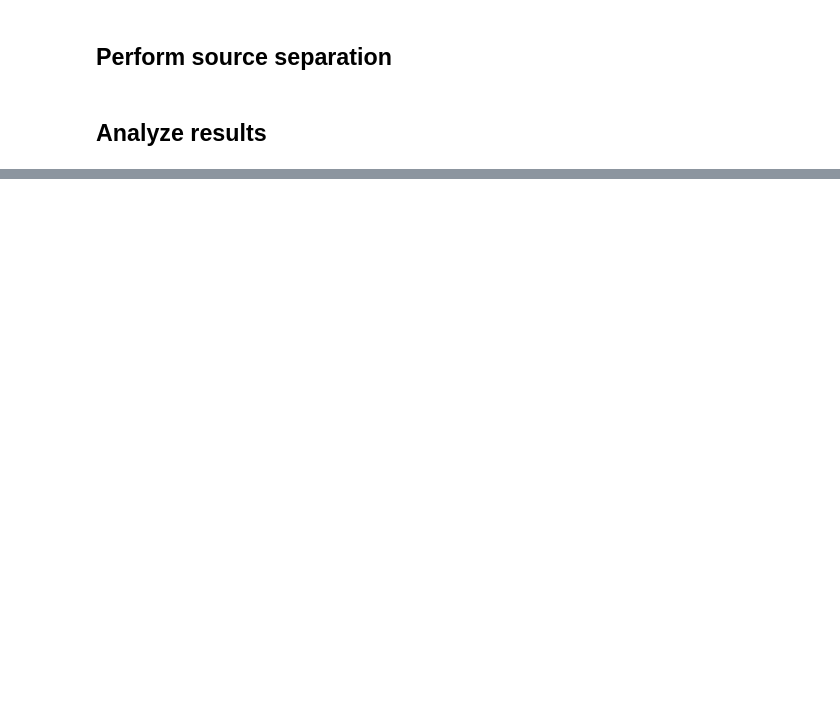
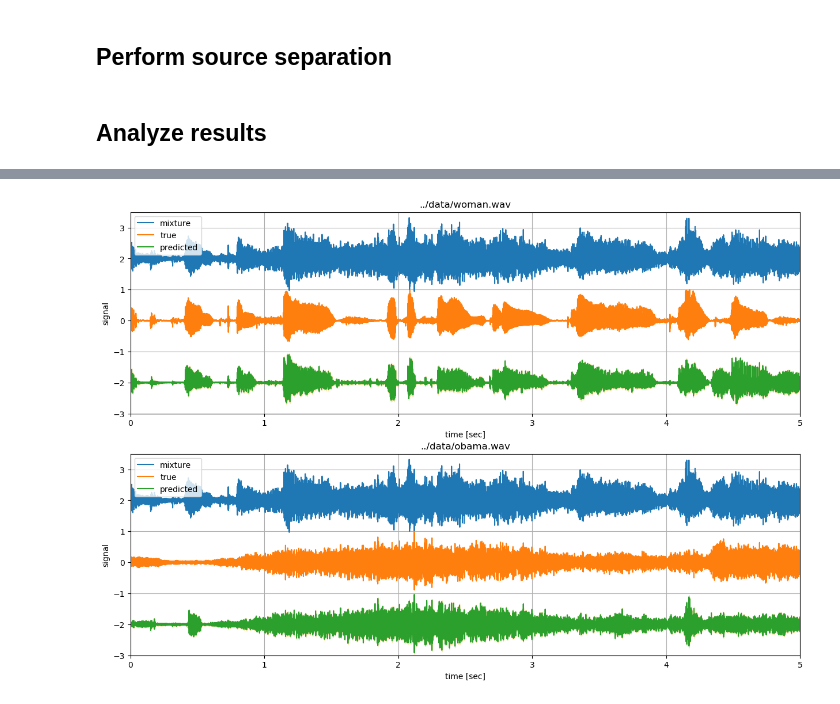
Before and after one commit to biaslab/SituatedSoundscaping, a Jupyter notebook: final/GSMM_modelling.ipynb, the cells around one changed output, grey strips where cells are left out. Saved outputs shown, nothing was run; the diff lists cells and outputs as text; code cells hidden in the pictures; blank space fills up the shorter version.

```diff
--- a/final/GSMM_modelling.ipynb
+++ b/final/GSMM_modelling.ipynb
@@ -651,3 +611,24 @@ plt.clim(-15,-3)
+# %%
+# create axes for subplots
+_, ax = plt.subplots(ncols=1, nrows=length(sound_files), figsize=(15, 5*(length(sound_files))))
+
+# loop through rows and fill them
+for k = 1:length(sound_files)
+
+    # plot time-domain signal
+    ax[k].plot(t_sep, ymix.+2, label="mixture")
+    ax[k].plot(t_sep, signal_sep[k], label="true")
+    ax[k].plot(t_sep, μ_predicted[k].-2, label="predicted")
+    ax[k].fill_between(t_sep, μ_predicted[k].-2 .- σ_predicted[k], μ_predicted[k].-2 .+ σ_predicted[k], alpha=0.3, color="orange")
+    ax[k].set_xlim([0, duration_sep]), ax[k].set_ylim(-3, 3.5), ax[k].set_xlabel("time [sec]"), ax[k].set_ylabel("signal"), ax[k].grid(), ax[k].set_title(sound_files[k]), ax[k].legend()
+
+end
+
+# save figure
+filename_figures1 = folder_figures*"/GSMM_time1_"*join([split(split(sound_files[k],"/")[end], ".")[1]*"_" for k=1:length(sound_files)])*join([string(nr_clusters[ki], pad=2)*"_" for ki=1:length(nr_clusters)])*string(nr_freqs, pad=2)*"_"*@sprintf("%.1E", Σ_meas_train)*"_"*@sprintf("%.1E", Σ_meas_sep)*".png"
+plt.savefig(filename_figures1)
+# %% [output]
+[figure, added]
 # %%
 # create axes for subplots
 _, ax = plt.subplots(ncols=2, nrows=length(sound_files), figsize=(15, 5*(length(sound_files))))
```
Also changed, not shown: parts of 15 cells of this notebook, 47 other files.
